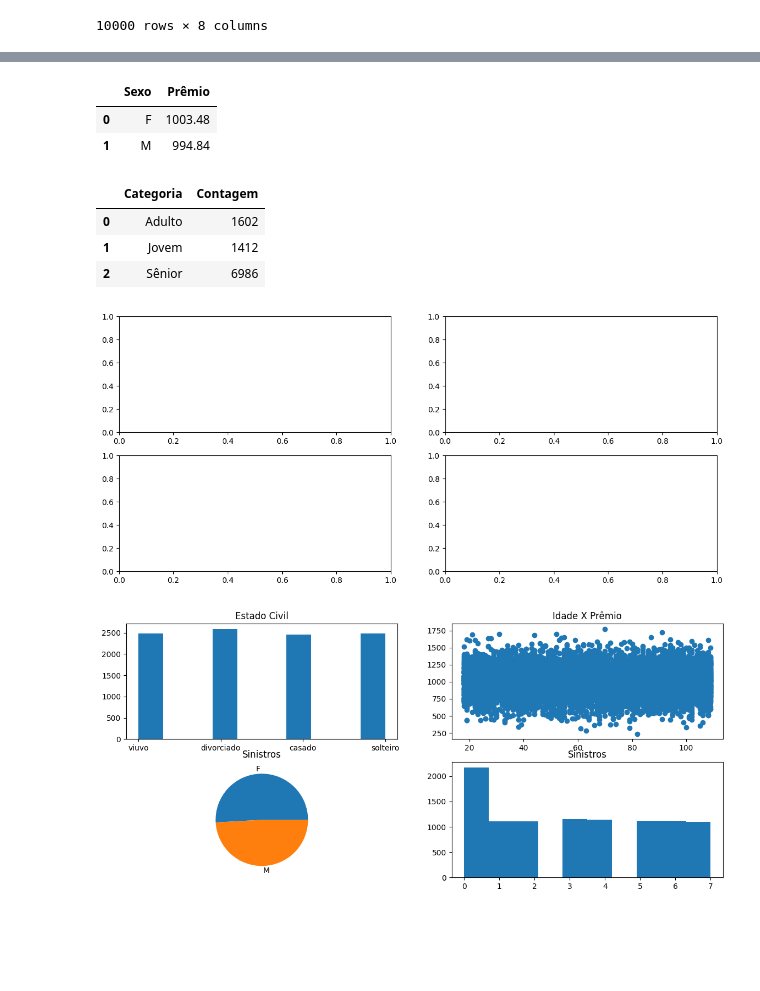
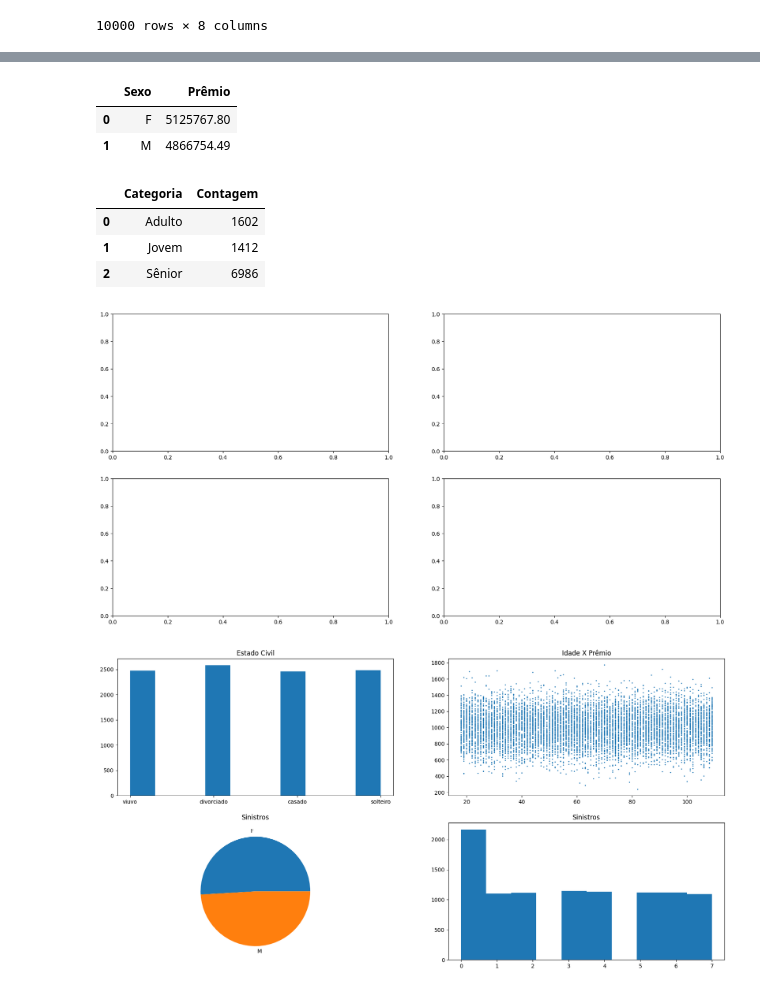
Before and after one commit to erikagascao/alura_data, a Jupyter notebook: semana8.ipynb, the cells around one changed output, grey strips where cells are left out. Saved outputs shown, nothing was run; the diff lists cells and outputs as text; code cells hidden in the pictures; blank space fills up the shorter version.

```diff
--- a/semana8.ipynb
+++ b/semana8.ipynb
@@ -63,12 +126,12 @@ dados
 dados.sort_values(by=['Idade'], inplace=True)
 # %%
 resumo = dados.groupby(by='Sexo')
-resumo = pd.DataFrame(resumo['Prêmio'].mean().round(2)).reset_index()
+resumo = pd.DataFrame(resumo['Prêmio'].sum().round(2)).reset_index()
 resumo
 # %% [output]
 |  | Sexo | Prêmio |
-| 0 | F | 1003.48 |
-| 1 | M | 994.84 |
+| 0 | F | 5125767.80 |
+| 1 | M | 4866754.49 |
 # %%
 resumo2=dados.groupby(by='Categoria')
 resumo2=pd.DataFrame(resumo2['Categoria'].count()).rename(columns={'Categoria': 'Contagem'}).reset_index()
@@ -90,26 +153,26 @@ resumo2
 import pandas as pd
 import matplotlib.pyplot as plt
 # %%
+plt.rc('figure', figsize = (20,10))
 area = plt.figure()
 g1 = area.add_subplot(2, 2, 1)
 g2 = area.add_subplot(2, 2, 2)
-#g3 = area.add_subplot(2, 1, 2)
+# g3 = area.add_subplot(2, 1, 2)
 g3 = area.add_subplot(2, 2, 3)
 g4 = area.add_subplot(2, 2, 4)
 # %% [output]
-[figure, old version]
+[figure, new version]
 # %%
 g1.hist(dados['Estado Civil'])
 g1.set_title('Estado Civil')
-g2.scatter(dados.Idade, dados.Prêmio)
+g2.scatter(dados.Idade, dados.Prêmio, s=1)
 g2.set_title('Idade X Prêmio')
 base_g3 = dados.groupby(by='Sexo')
-base_g3 = pd.DataFrame(base_g3['Sinistros'].sum().round(2))
-base_g3.reset_index(inplace=True)
+base_g3 = pd.DataFrame(base_g3['Sinistros'].sum().round(2)).reset_index()
 g3.pie(base_g3.Sinistros,labels=base_g3['Sexo'])
 g3.set_title('Sinistros')
 g4.hist(dados['Sinistros'])
 g4.set_title('Sinistros')
 area
 # %% [output]
-[figure, old version]
+[figure, new version]
```
Also changed, not shown: parts of 8 cells of this notebook, 5 other files.
